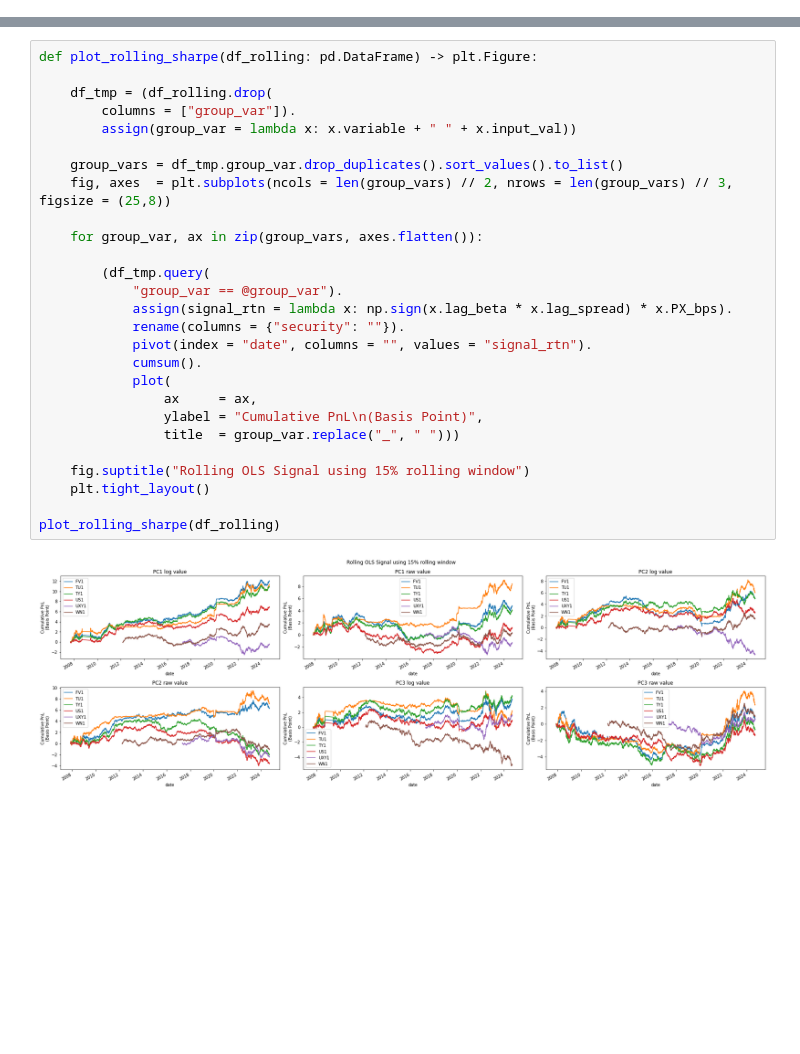
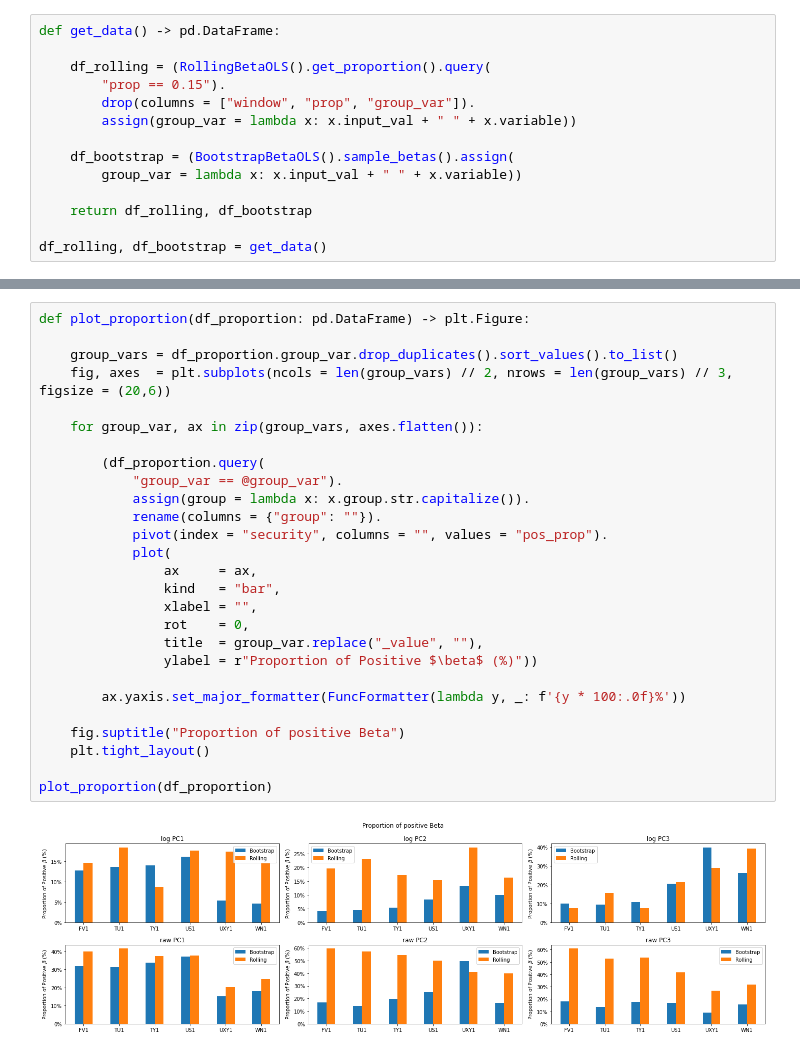
Before and after one commit to diegodalvarez/TreasuryInflationPCA, a Jupyter notebook: root/notebook/SignalBacktest/RollingRegressionBetaSignal.ipynb, the cells around one changed output, grey strips where cells are left out. Cells and saved outputs as stored; diff of their text form; blank space fills up the shorter version.

Commit message:
add in rolling regression

```diff
--- a/root/notebook/SignalBacktest/RollingRegressionBetaSignal.ipynb
+++ b/root/notebook/SignalBacktest/RollingRegressionBetaSignal.ipynb
@@ -55,0 +39,14 @@ df_rolling = get_rolling_regression(df_combined)
+# %%
+def get_data() -> pd.DataFrame:
+
+    df_rolling = (RollingBetaOLS().get_proportion().query(
+        "prop == 0.15").
+        drop(columns = ["window", "prop", "group_var"]).
+        assign(group_var = lambda x: x.input_val + " " + x.variable))
+
+    df_bootstrap = (BootstrapBetaOLS().sample_betas().assign(
+        group_var = lambda x: x.input_val + " " + x.variable))
+
+    return df_rolling, df_bootstrap
+
+df_rolling, df_bootstrap = get_data()
@@ -56,29 +174,29 @@ df_rolling = get_rolling_regression(df_combined)
 # %%
-def plot_rolling_sharpe(df_rolling: pd.DataFrame) -> plt.Figure:
+def plot_proportion(df_proportion: pd.DataFrame) -> plt.Figure:
 
-    df_tmp = (df_rolling.drop(
-        columns = ["group_var"]).
-        assign(group_var = lambda x: x.variable + " " + x.input_val))
-
-    group_vars = df_tmp.group_var.drop_duplicates().sort_values().to_list()
-    fig, axes  = plt.subplots(ncols = len(group_vars) // 2, nrows = len(group_vars) // 3, figsize = (25,8))
+    group_vars = df_proportion.group_var.drop_duplicates().sort_values().to_list()
+    fig, axes  = plt.subplots(ncols = len(group_vars) // 2, nrows = len(group_vars) // 3, figsize = (20,6))
 
     for group_var, ax in zip(group_vars, axes.flatten()):
 
-        (df_tmp.query(
+        (df_proportion.query(
             "group_var == @group_var").
-            assign(signal_rtn = lambda x: np.sign(x.lag_beta * x.lag_spread) * x.PX_bps).
-            rename(columns = {"security": ""}).
-            pivot(index = "date", columns = "", values = "signal_rtn").
-            cumsum().
+            assign(group = lambda x: x.group.str.capitalize()).
+            rename(columns = {"group": ""}).
+            pivot(index = "security", columns = "", values = "pos_prop").
             plot(
                 ax     = ax,
-                ylabel = "Cumulative PnL\n(Basis Point)",
-                title  = group_var.replace("_", " ")))
+                kind   = "bar",
+                xlabel = "",
+                rot    = 0,
+                title  = group_var.replace("_value", ""),
+                ylabel = r"Proportion of Positive $\beta$ (%)"))
 
-    fig.suptitle("Rolling OLS Signal using 15% rolling window")
+        ax.yaxis.set_major_formatter(FuncFormatter(lambda y, _: f'{y * 100:.0f}%'))
+
+    fig.suptitle("Proportion of positive Beta")
     plt.tight_layout()
 
-plot_rolling_sharpe(df_rolling)
+plot_proportion(df_proportion)
 # %% [output]
-[figure, old version]
+[figure, new version]
```
Also changed, not shown: parts of 18 cells of this notebook, 1 other file.
